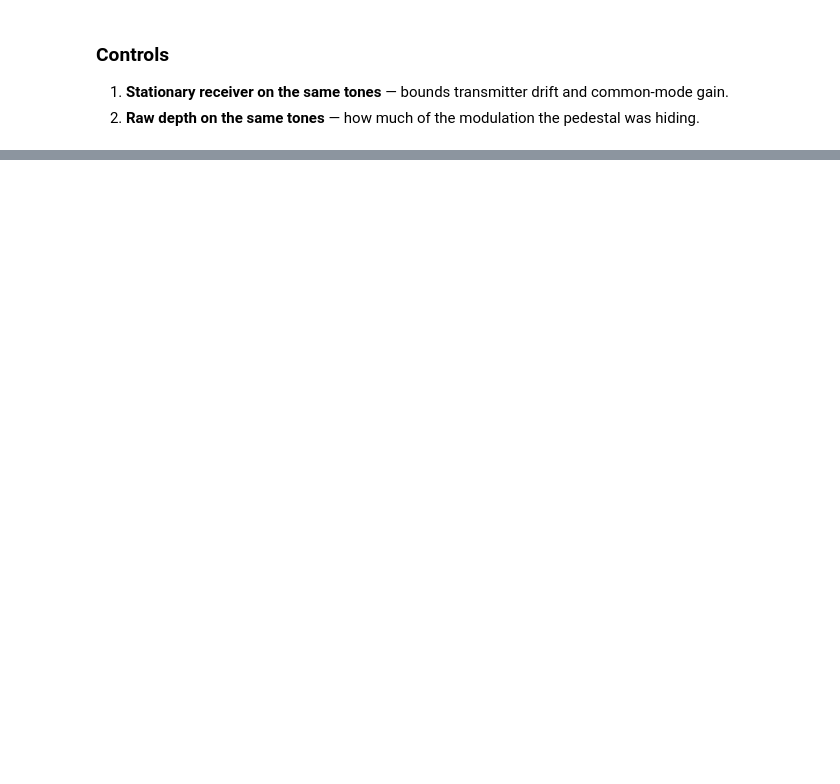
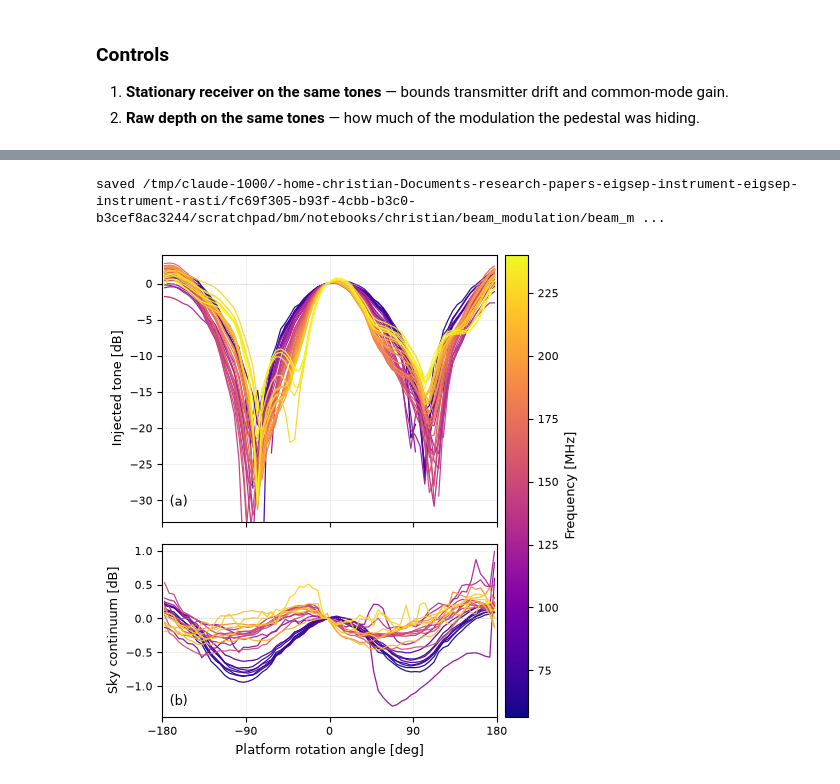
Before and after one commit to EIGSEP/data-analysis, a Jupyter notebook: notebooks/christian/beam_modulation/beam_modulation.ipynb, the cells around one changed output, grey strips where cells are left out. Cells and saved outputs as stored; diff of their text form; code cells hidden in the pictures; blank space fills up the shorter version.

```diff
--- a/notebooks/christian/beam_modulation/beam_modulation.ipynb
+++ b/notebooks/christian/beam_modulation/beam_modulation.ipynb
@@ -94,6 +94,8 @@ FM_BAND = (86.0, 110.0)       # broadcast FM plus a margin, excluded throughout
 BIN_DEG = 5.0                 # rotation-angle bin width
 MAX_ROUGHNESS = 0.25          # dB, point-to-point roughness of the flanking channels
 NSIG = 3.0                    # significance the binned excess must reach to count
+GND_MAX = 0.35                # dB, peak-to-trough allowed on the stationary ground
+                              # copy before a channel is kept out of the sky panel
 # %% [markdown]
 `MAX_ROUGHNESS` sits in a gap in the distribution: flanking roughness runs smoothly from
 0.013 to 0.174 dB and then jumps to 0.499 dB (244.1 MHz) and 0.953 dB (248.0 MHz), so this
@@ -188,10 +199,15 @@ def to_db(x):
 
 
 def flanking(c):
-    # non-comb, non-FM channels either side of c, clear of the comb spillover
+    # the eight channels the continuum is estimated from: offsets +-3..+-6.
+    # Seven non-comb channels sit between consecutive comb channels; this skips
+    # +-1, +-2 for comb spillover and +-7 for abutting the next comb channel.
+    # No FM condition: only one tone in the band, 111.3 MHz, has a flanker inside
+    # the 86-110 MHz guard window, and dropping the exception costs 0.1 dB on that
+    # one curve and saves explaining a seven-channel special case in the caption.
     return [c + o for o in range(-6, 7)
             if 3 <= abs(o) <= 6 and 0 <= c + o < nchan and finite[c + o]
-            and (c + o) % 16 not in COMB_SPILL and not is_fm[c + o]]
+            and (c + o) % 16 not in COMB_SPILL]
 
 
 def binned(series, a, b):
@@ -324,27 +466,36 @@ result.
 # %%
 norm = Normalize(tone_freq.min(), tone_freq.max())
 smap = ScalarMappable(norm, plt.cm.plasma)
 
-fig, ax = plt.subplots(figsize=(5.2, 3.8))
+fig, ax = plt.subplots(2, 1, figsize=(5.2, 6.0), sharex=True,
+                       gridspec_kw={"height_ratios": [1.55, 1.0], "hspace": 0.1})
 for c in tones:
-    ax.plot(centres, profs[c][0], color=smap.to_rgba(freq[c]), lw=0.9, alpha=0.95)
+    ax[0].plot(centres, profs[c][0], color=smap.to_rgba(freq[c]), lw=0.9, alpha=0.95)
+for c in cont_tones:
+    ax[1].plot(centres, cont[c], color=smap.to_rgba(freq[c]), lw=0.9, alpha=0.95)
 
-ax.axhline(0.0, color="0.75", lw=0.5, ls=":")
-ax.set_xlim(-180, 180)
-ax.set_ylim(-33, 4)
-ax.set_xticks([-180, -90, 0, 90, 180])
-ax.grid(alpha=0.25, lw=0.5)
-ax.set_xlabel("Platform rotation angle [deg]", fontsize=9)
-ax.set_ylabel("Injected tone power relative to $0^\\circ$ [dB]", fontsize=9)
-ax.tick_params(labelsize=8)
+ax[0].set_ylim(-33, 4)
+ax[0].set_ylabel("Injected tone [dB]", fontsize=9)
+ax[1].set_ylim(-1.45, 1.1)
+ax[1].set_ylabel("Sky continuum [dB]", fontsize=9)
+ax[1].set_xlabel("Platform rotation angle [deg]", fontsize=9)
+
+for a, label in zip(ax, ("(a)", "(b)")):
+    a.set_xlim(-180, 180)
+    a.set_xticks([-180, -90, 0, 90, 180])
+    a.axhline(0.0, color="0.75", lw=0.5, ls=":")
+    a.grid(alpha=0.25, lw=0.5)
+    a.tick_params(labelsize=8)
+    a.text(0.022, 0.05, label, transform=a.transAxes, fontsize=9, va="bottom")
 
 cb = fig.colorbar(smap, ax=ax, pad=0.02)
 cb.set_label("Frequency [MHz]", fontsize=9)
 cb.ax.tick_params(labelsize=8)
-
-fig.tight_layout()
 for ext in ("png", "pdf"):
     fig.savefig(OUTDIR / f"beam_modulation.{ext}", dpi=200, bbox_inches="tight")
 print(f"saved {OUTDIR / 'beam_modulation.pdf'}")
+# %% [output]
+saved /tmp/claude-1000/-home-christian-Documents-research-papers-eigsep-instrument-eigsep-instrument-rasti/fc69f305-b93f-4cbb-b3c0-b3cef8ac3244/scratchpad/bm/notebooks/christian/beam_modulation/beam_m ...
+[figure, added]
 # %% [markdown]
 The version in the paper is rendered at the single-column figure size by
```
Also changed, not shown: parts of 10 cells of this notebook, 3 other files.
